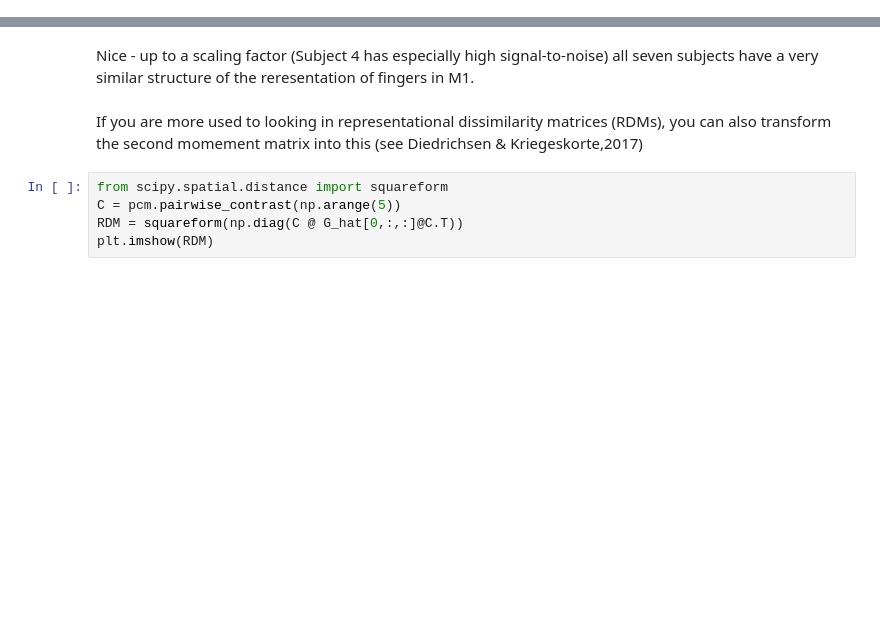
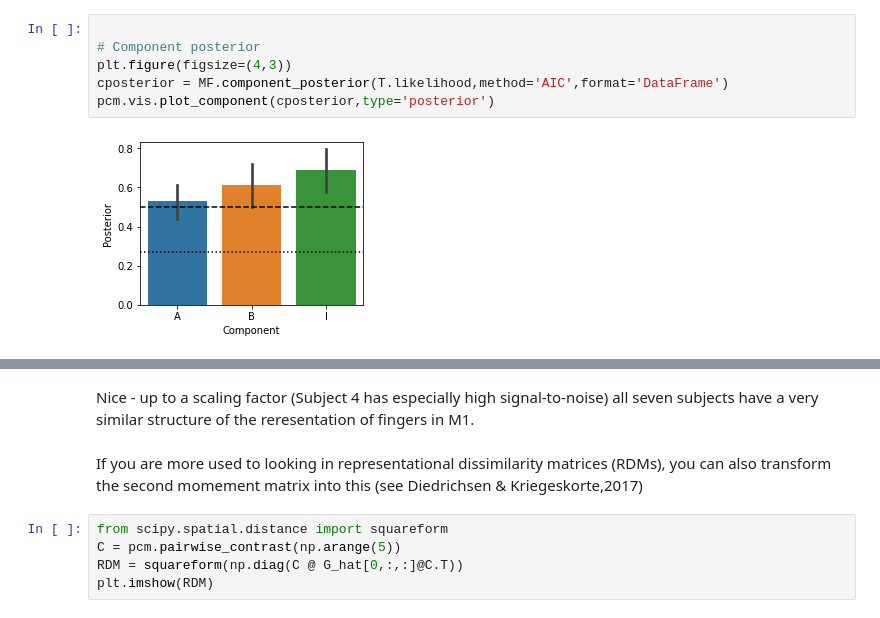
Before and after one commit to DiedrichsenLab/PcmPy, a Jupyter notebook: docs/demos/demo_modelfamily.ipynb, the cells around one changed output, grey strips where cells are left out. Saved outputs shown, nothing was run; the diff lists cells and outputs as text; blank space fills up the shorter version.

```diff
--- a/docs/demos/demo_modelfamily.ipynb
+++ b/docs/demos/demo_modelfamily.ipynb
@@ -38,0 +78,8 @@ for i in range(N):
+# %%
+
+# Component posterior
+plt.figure(figsize=(4,3))
+cposterior = MF.component_posterior(T.likelihood,method='AIC',format='DataFrame')
+pcm.vis.plot_component(cposterior,type='posterior')
+# %% [output]
+[figure, added]
```
Also changed, not shown: parts of 25 cells of this notebook, 2 other files.
